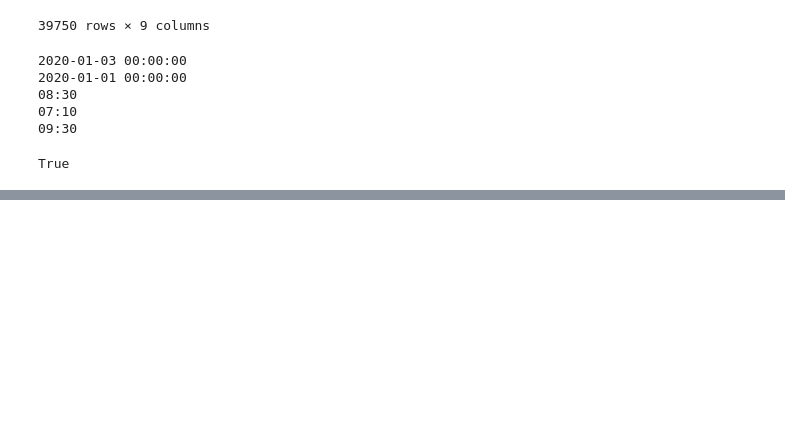
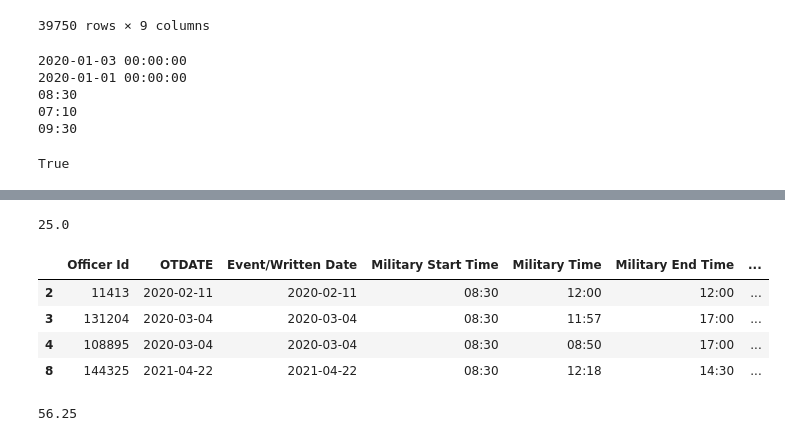
Before and after one commit to BU-Spark/ds-miller-quantum-cop, a Jupyter notebook: notebooks/aclu_court_analysis.ipynb, the cells around one changed output, grey strips where cells are left out. Saved outputs shown, nothing was run; the diff lists cells and outputs as text; code cells hidden in the pictures; blank space fills up the shorter version.

```diff
--- a/notebooks/aclu_court_analysis.ipynb
+++ b/notebooks/aclu_court_analysis.ipynb
@@ -137,0 +242,26 @@ quantum
+# %%
+# Generate == rows
+
+# Filter out rows where 'Issuing Agency' or 'District_Worked' is None or missing
+filtered_quantum = quantum.dropna(subset=['Issuing Agency', 'ASSIGNED_DESC'])
+
+# Drop any rows where 'ASSIGNED_DESC' is 0
+filtered_quantum = filtered_quantum[filtered_quantum['ASSIGNED_DESC'] != 0]
+
+# Percent of issuing agency rows and district worked rows that are the same
+same = filtered_quantum[filtered_quantum['Issuing Agency'] == filtered_quantum['ASSIGNED_DESC']]
+percent_same = len(same) / len(quantum) * 100
+print(percent_same)
+same
+# %% [output]
+25.0
+|  | Officer Id | OTDATE | Event/Written Date | Military Start Time | Military Time | Military End Time | ... |
+| 2 | 11413 | 2020-02-11 | 2020-02-11 | 08:30 | 12:00 | 12:00 | ... |
+| 3 | 131204 | 2020-03-04 | 2020-03-04 | 08:30 | 11:57 | 17:00 | ... |
+| 4 | 108895 | 2020-03-04 | 2020-03-04 | 08:30 | 08:50 | 17:00 | ... |
+| 8 | 144325 | 2021-04-22 | 2021-04-22 | 08:30 | 12:18 | 14:30 | ... |
+# %%
+# Unknown comparisons
+print(100 - percent_diff - percent_same)
+# %% [output]
+56.25
```
Also changed, not shown: parts of 9 cells of this notebook, 4 other files.
